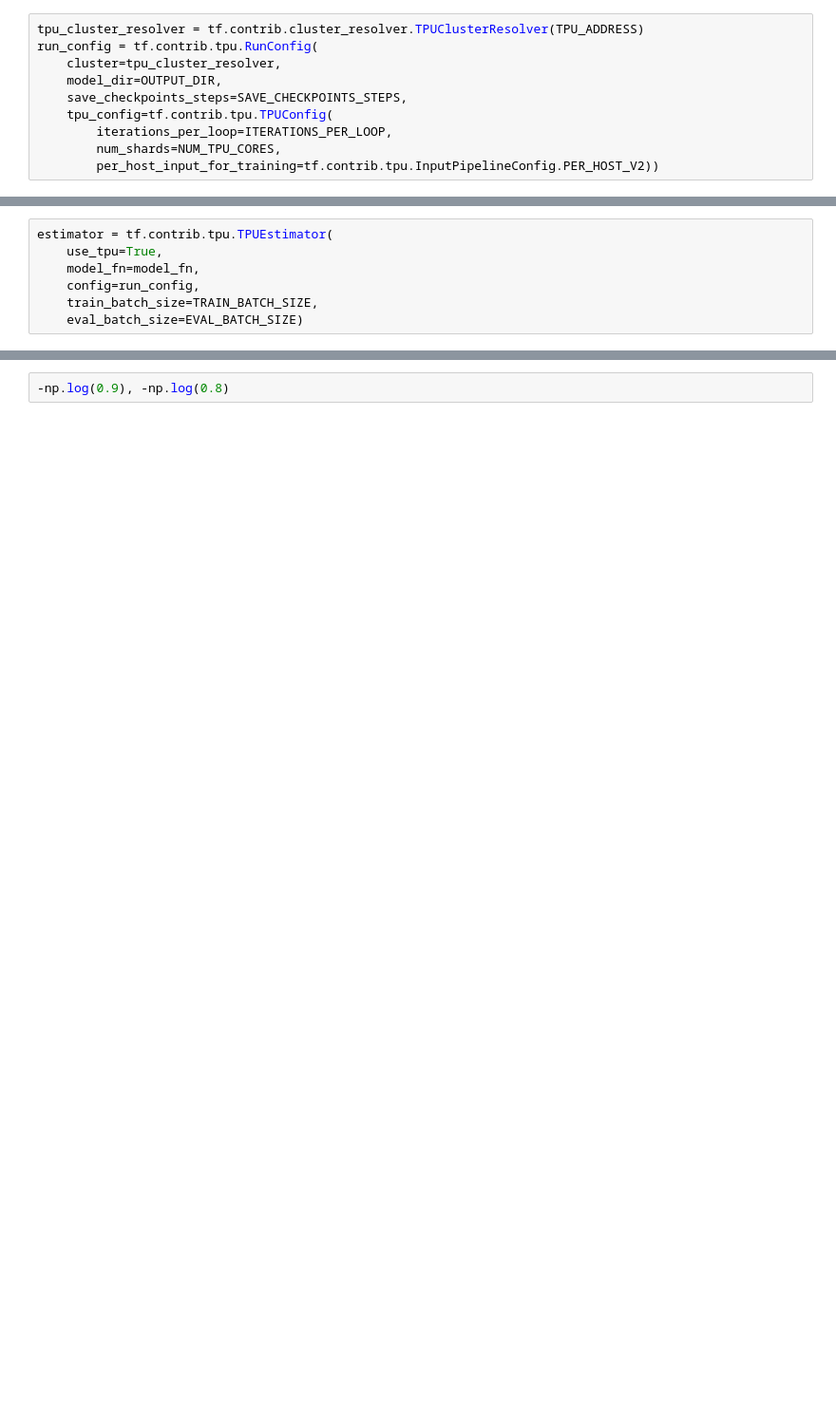
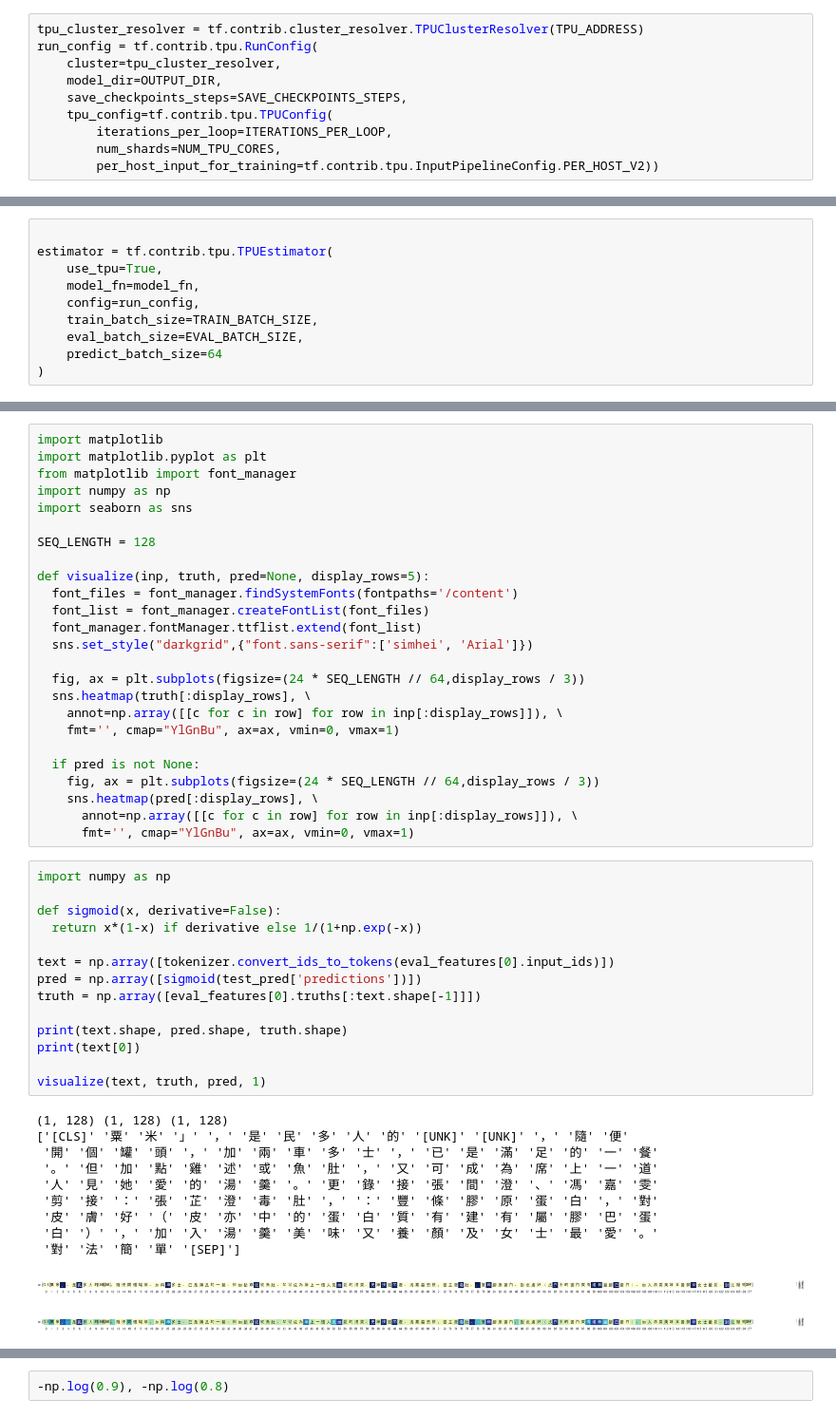
Before and after one commit to Hoiy/tf_playground, a Jupyter notebook: bert/BERT_seq_prediction.ipynb, the cells around one changed output, grey strips where cells are left out. Shown at 95% size. Drawn from its saved outputs; the diff is of its cells as text; blank space fills up the shorter version.

Commit message:
Add visualization

```diff
--- a/bert/BERT_seq_prediction.ipynb
+++ b/bert/BERT_seq_prediction.ipynb
@@ -583,11 +584,14 @@ model_fn = model_fn_builder(
 54582
 # %%
+
 estimator = tf.contrib.tpu.TPUEstimator(
     use_tpu=True,
     model_fn=model_fn,
     config=run_config,
     train_batch_size=TRAIN_BATCH_SIZE,
-    eval_batch_size=EVAL_BATCH_SIZE)
+    eval_batch_size=EVAL_BATCH_SIZE,
+    predict_batch_size=64
+)
 # %% [output]
 WARNING:tensorflow:Estimator's model_fn (<function model_fn_builder.<locals>.model_fn at 0x...>) includes params argument, but params are not passed to Estimator.
 INFO:tensorflow:Using config: {'_model_dir': 'gs://dev-test-bert-tpu/bert/models/seq_prediction', '_tf_random_seed': None, '_save_summary_steps': 100, '_save_checkpoints_steps': 1000, '_save_checkpoin ...
@@ -659 +703,52 @@ sess = tf.InteractiveSession()
+# %%
+import matplotlib
+import matplotlib.pyplot as plt
+from matplotlib import font_manager
+import numpy as np
+import seaborn as sns
+
+SEQ_LENGTH = 128
+
+def visualize(inp, truth, pred=None, display_rows=5):
+  font_files = font_manager.findSystemFonts(fontpaths='/content')
+  font_list = font_manager.createFontList(font_files)
+  font_manager.fontManager.ttflist.extend(font_list)
+  sns.set_style("darkgrid",{"font.sans-serif":['simhei', 'Arial']})
+
+  fig, ax = plt.subplots(figsize=(24 * SEQ_LENGTH // 64,display_rows / 3))
+  sns.heatmap(truth[:display_rows], \
+    annot=np.array([[c for c in row] for row in inp[:display_rows]]), \
+    fmt='', cmap="YlGnBu", ax=ax, vmin=0, vmax=1)
+
+  if pred is not None:
+    fig, ax = plt.subplots(figsize=(24 * SEQ_LENGTH // 64,display_rows / 3))
+    sns.heatmap(pred[:display_rows], \
+      annot=np.array([[c for c in row] for row in inp[:display_rows]]), \
+      fmt='', cmap="YlGnBu", ax=ax, vmin=0, vmax=1)
+# %%
+import numpy as np
+
+def sigmoid(x, derivative=False):
+  return x*(1-x) if derivative else 1/(1+np.exp(-x))
+
+text = np.array([tokenizer.convert_ids_to_tokens(eval_features[0].input_ids)])
+pred = np.array([sigmoid(test_pred['predictions'])])
+truth = np.array([eval_features[0].truths[:text.shape[-1]]])
+
+print(text.shape, pred.shape, truth.shape)
+print(text[0])
+
+visualize(text, truth, pred, 1)
+# %% [output]
+(1, 128) (1, 128) (1, 128)
+['[CLS]' '粟' '米' '」' '，' '是' '民' '多' '人' '的' '[UNK]' '[UNK]' '，' '隨' '便'
+ '開' '個' '罐' '頭' '，' '加' '兩' '車' '多' '士' '，' '已' '是' '滿' '足' '的' '一' '餐'
+ '。' '但' '加' '點' '雞' '述' '或' '魚' '肚' '，' '又' '可' '成' '為' '席' '上' '一' '道'
+ '人' '見' '她' '愛' '的' '湯' '羹' '。' '更' '錄' '接' '張' '間' '澄' '、' '馮' '嘉' '雯'
+ '剪' '接' '：' '張' '芷' '澄' '毒' '肚' '，' '：' '豐' '條' '膠' '原' '蛋' '白' '，' '對'
+ '皮' '膚' '好' '（' '皮' '亦' '中' '的' '蛋' '白' '質' '有' '建' '有' '屬' '膠' '巴' '蛋'
+ '白' '）' '，' '加' '入' '湯' '羹' '美' '味' '又' '養' '顏' '及' '女' '士' '最' '愛' '。'
+ '對' '法' '簡' '單' '[SEP]']
+[figure, added]
+[figure, added]
 # %%
```
Also changed, not shown: parts of 13 cells of this notebook.
